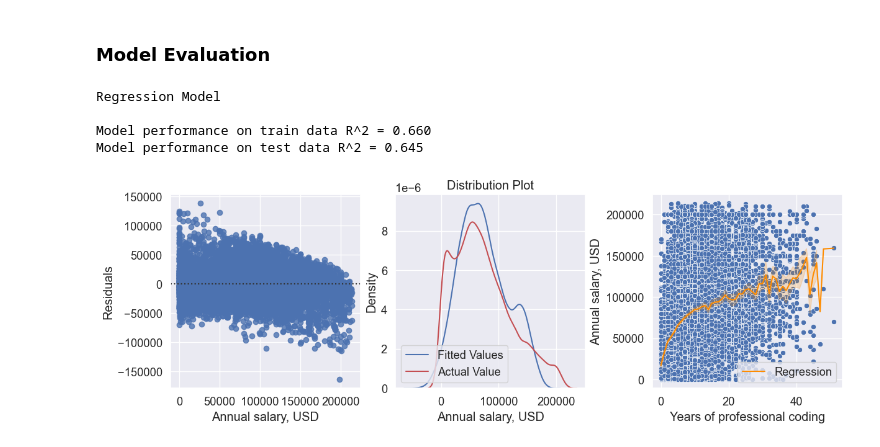
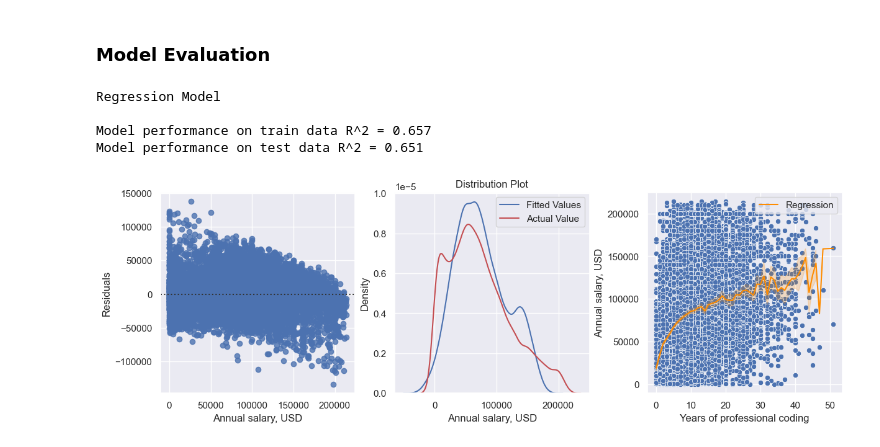
Before and after one commit to smotrova/ReDI_Fall2024_Project, a Jupyter notebook: notebooks/08-ls-EDA-LinearRegression-train2023-test2024.ipynb, the cells around one changed output. Cells and saved outputs as stored; diff of their text form; code cells hidden in the pictures.

```diff
--- a/notebooks/08-ls-EDA-LinearRegression-train2023-test2024.ipynb
+++ b/notebooks/08-ls-EDA-LinearRegression-train2023-test2024.ipynb
@@ -189,8 +144,0 @@ memory usage: 1.2+ MB
-# %%
-# set plot parameters
-
-custom_params = {'axes.grid': True}
-sns.set_theme(context='notebook', style='darkgrid', palette='deep', font='sans-serif', font_scale=1.2, color_codes=True, rc=custom_params)
-
-width = 11
-height = 5
@@ -349,7 +190,7 @@ preprocessor = ColumnTransformer(
     transformers=[
         ('num', MinMaxScaler(), numerical_cols),
         ('poly', PowerTransformer(), ['YearsCodePro']), #PolynomialFeatures(degree=2), ['YearsCodePro']),
-        ('cat', OneHotEncoder(drop="first", handle_unknown='infrequent_if_exist', max_categories=None, sparse_output=True), categorical_cols)
+        ('cat', OneHotEncoder(drop="first", handle_unknown='infrequent_if_exist', min_frequency=20, sparse_output=True), categorical_cols)
     ],
     sparse_threshold=0.0,
     remainder='passthrough'
@@ -395,40 +236,40 @@ R2_test = 1.0 - RSS/TSS
 width = 12
 height = 4
 
-#sns.set_theme(context='notebook', style='darkgrid', palette='deep', font='sans-serif', font_scale=1, color_codes=True, rc=custom_params)
+sns.set_theme(context='notebook', style='darkgrid', palette='deep', font='sans-serif', font_scale=1, color_codes=True)
 
 print('\nRegression Model\n')
 
 print("Model performance on train data R^2 = {0:.3f}".format(R2_train))
 print("Model performance on test data R^2 = {0:.3f}".format(R2_test))
 
 fig, (ax1, ax2, ax3) = plt.subplots(1, 3, figsize=(width, height), constrained_layout=True)
 
 
 sns.residplot(x=y_test, y=y_pred, ax=ax1)
 ax1.set_xlabel("Annual salary, USD")
 ax1.set_ylabel("Residuals")
 
 
 sns.kdeplot(y_pred, color="b", label="Fitted Values", ax=ax2)
 sns.kdeplot(y_test, color="r", label="Actual Value", ax=ax2)
 ax2.legend()
 ax2.set_title("Distribution Plot")
 ax2.set_xlabel("Annual salary, USD")
 
 
 sns.scatterplot(x="YearsCodePro", y="ConvertedCompYearly", data=cdf2024, ax=ax3)
 sns.lineplot(x=cdf2024["YearsCodePro"], y=y_pred, color="darkorange", label="Regression", ax=ax3)
 ax3.set_ylabel("Annual salary, USD")
 ax3.set_xlabel("Years of professional coding")
 ax3.legend(title="")
 
 
 plt.show()
 plt.close()
 # %% [output]
 Regression Model
 
-Model performance on train data R^2 = 0.660
-Model performance on test data R^2 = 0.645
+Model performance on train data R^2 = 0.657
+Model performance on test data R^2 = 0.651
-[figure, old version]
+[figure, new version]
```
Also changed, not shown: parts of 13 cells of this notebook, 21 other files.
